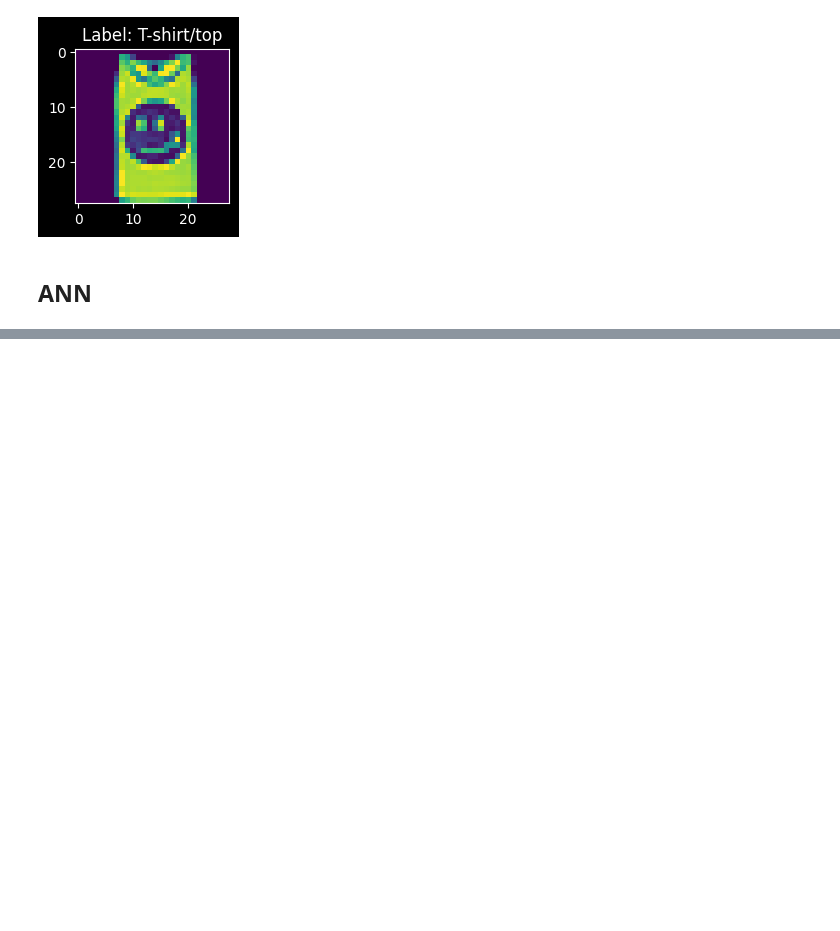
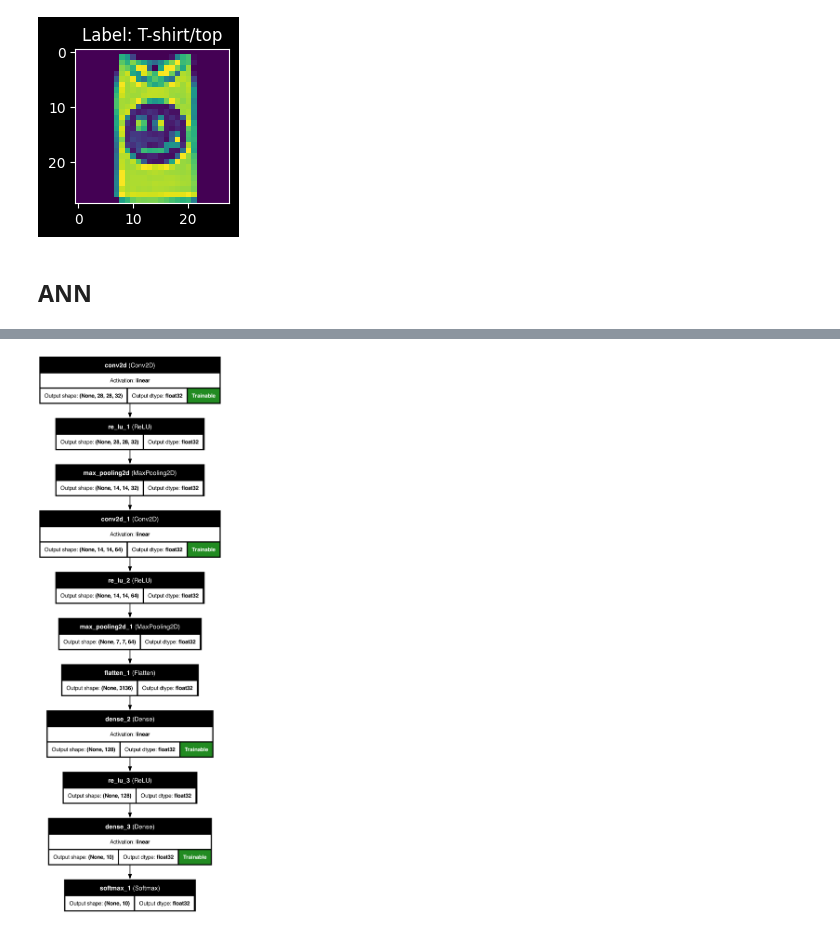
Before and after one commit to debjitpal5040/Deep_Learning_Algorithms, a Jupyter notebook: Tensorflow/fashion-mnist.ipynb, the cells around one changed output, grey strips where cells are left out. Cells and saved outputs as stored; diff of their text form; code cells hidden in the pictures; blank space fills up the shorter version.

```diff
--- a/Tensorflow/fashion-mnist.ipynb
+++ b/Tensorflow/fashion-mnist.ipynb
@@ -265,5 +267,17 @@ cnn.compile(
     loss=SparseCategoricalCrossentropy(),
     metrics=[SparseCategoricalAccuracy()],
 )
+# %%
+plot_model(
+    cnn,
+    to_file="../Images/fashion-mnist_cnn.png",
+    show_shapes=True,
+    show_dtype=True,
+    show_layer_names=True,
+    show_layer_activations=True,
+    show_trainable=True,
+)
+# %% [output]
+[figure, added]
 # %%
 cnn_checkpoint_callback = ModelCheckpoint(
```
Also changed, not shown: parts of 21 cells of this notebook, 26 other files.
